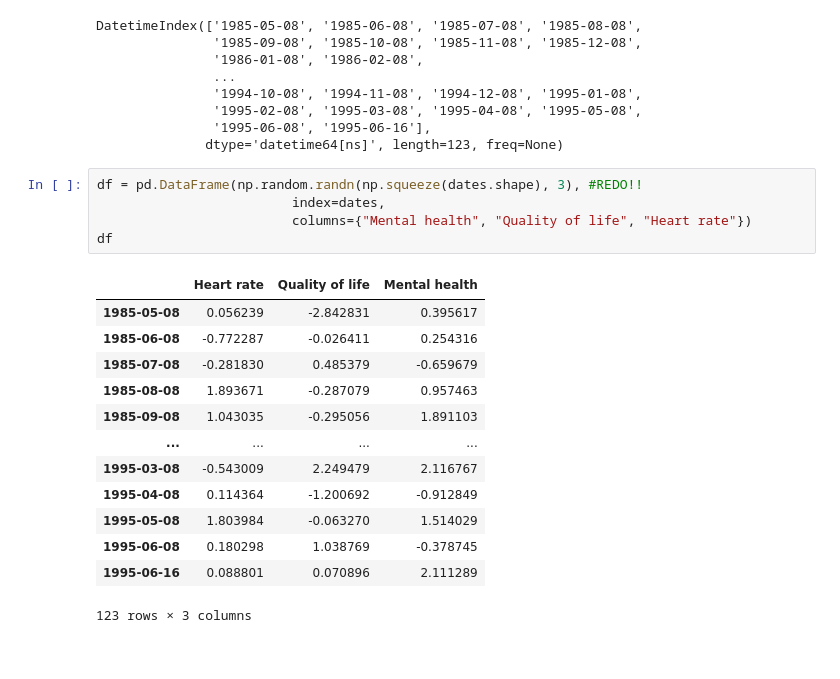
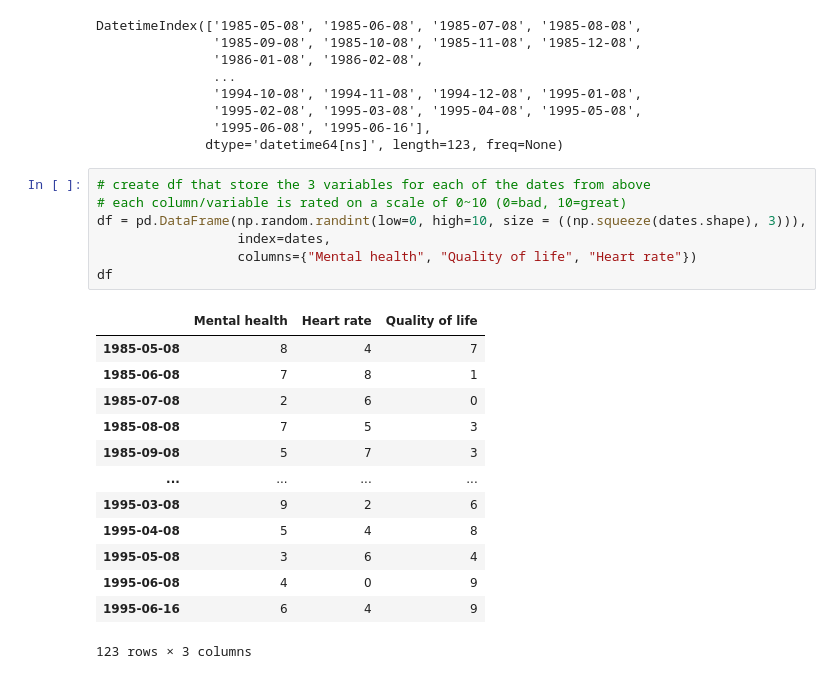
Before and after one commit to baramX3/PSY_submissions, a Jupyter notebook: tutorial_notebooks/tutorial020-Pandas-Advanced-TimeSeries.ipynb, the cells around one changed output. Drawn from its saved outputs; the diff is of its cells as text.

```diff
--- a/tutorial_notebooks/tutorial020-Pandas-Advanced-TimeSeries.ipynb
+++ b/tutorial_notebooks/tutorial020-Pandas-Advanced-TimeSeries.ipynb
@@ -515,21 +516,23 @@ DatetimeIndex(['1985-05-08', '1985-06-08', '1985-07-08', '1985-08-08',
                '1995-06-08', '1995-06-16'],
               dtype='datetime64[ns]', length=123, freq=None)
 # %%
-df = pd.DataFrame(np.random.randn(np.squeeze(dates.shape), 3), #REDO!!
-                         index=dates,
-                         columns={"Mental health", "Quality of life", "Heart rate"})
+# create df that store the 3 variables for each of the dates from above
+# each column/variable is rated on a scale of 0~10 (0=bad, 10=great)
+df = pd.DataFrame(np.random.randint(low=0, high=10, size = ((np.squeeze(dates.shape), 3))),
+                  index=dates,
+                  columns={"Mental health", "Quality of life", "Heart rate"})
 df
 # %% [output]
-|  | Heart rate | Quality of life | Mental health |
-| 1985-05-08 | 0.056239 | -2.842831 | 0.395617 |
-| 1985-06-08 | -0.772287 | -0.026411 | 0.254316 |
-| 1985-07-08 | -0.281830 | 0.485379 | -0.659679 |
-| 1985-08-08 | 1.893671 | -0.287079 | 0.957463 |
-| 1985-09-08 | 1.043035 | -0.295056 | 1.891103 |
+|  | Mental health | Heart rate | Quality of life |
+| 1985-05-08 | 8 | 4 | 7 |
+| 1985-06-08 | 7 | 8 | 1 |
+| 1985-07-08 | 2 | 6 | 0 |
+| 1985-08-08 | 7 | 5 | 3 |
+| 1985-09-08 | 5 | 7 | 3 |
 | ... | ... | ... | ... |
-| 1995-03-08 | -0.543009 | 2.249479 | 2.116767 |
-| 1995-04-08 | 0.114364 | -1.200692 | -0.912849 |
-| 1995-05-08 | 1.803984 | -0.063270 | 1.514029 |
-| 1995-06-08 | 0.180298 | 1.038769 | -0.378745 |
-| 1995-06-16 | 0.088801 | 0.070896 | 2.111289 |
+| 1995-03-08 | 9 | 2 | 6 |
+| 1995-04-08 | 5 | 4 | 8 |
+| 1995-05-08 | 3 | 6 | 4 |
+| 1995-06-08 | 4 | 0 | 9 |
+| 1995-06-16 | 6 | 4 | 9 |
 123 rows × 3 columns
```
Also changed, not shown: parts of 12 cells of this notebook.
